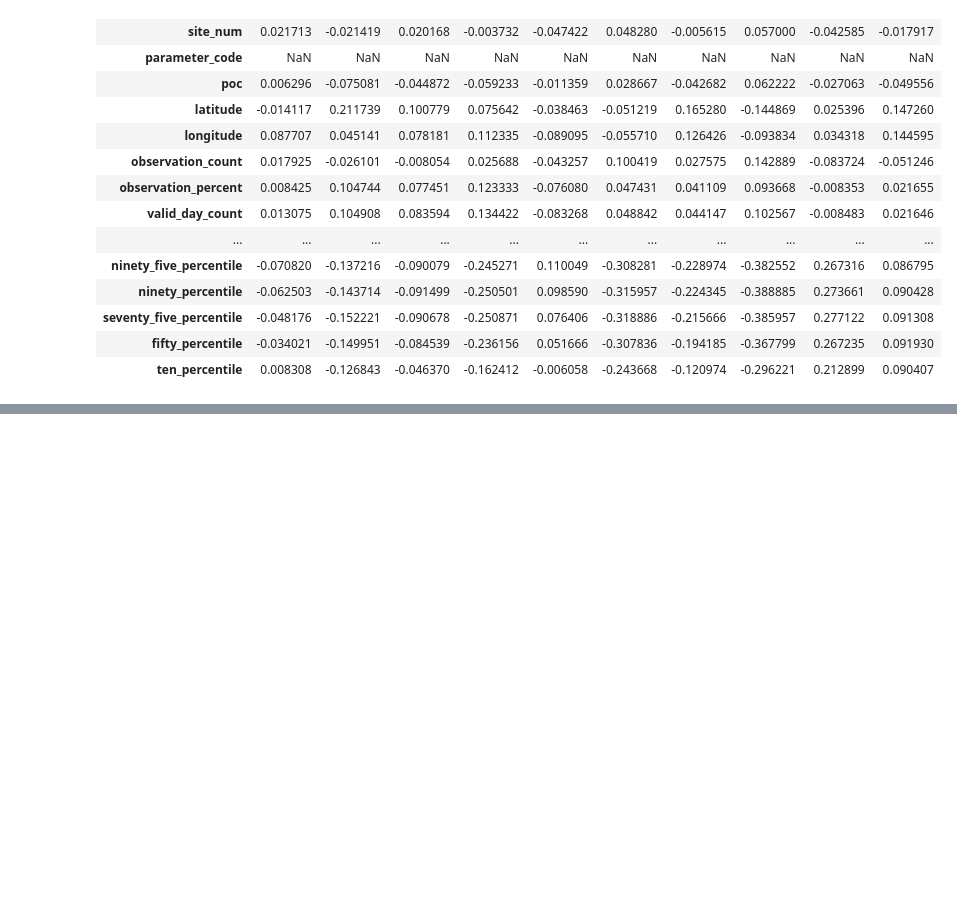
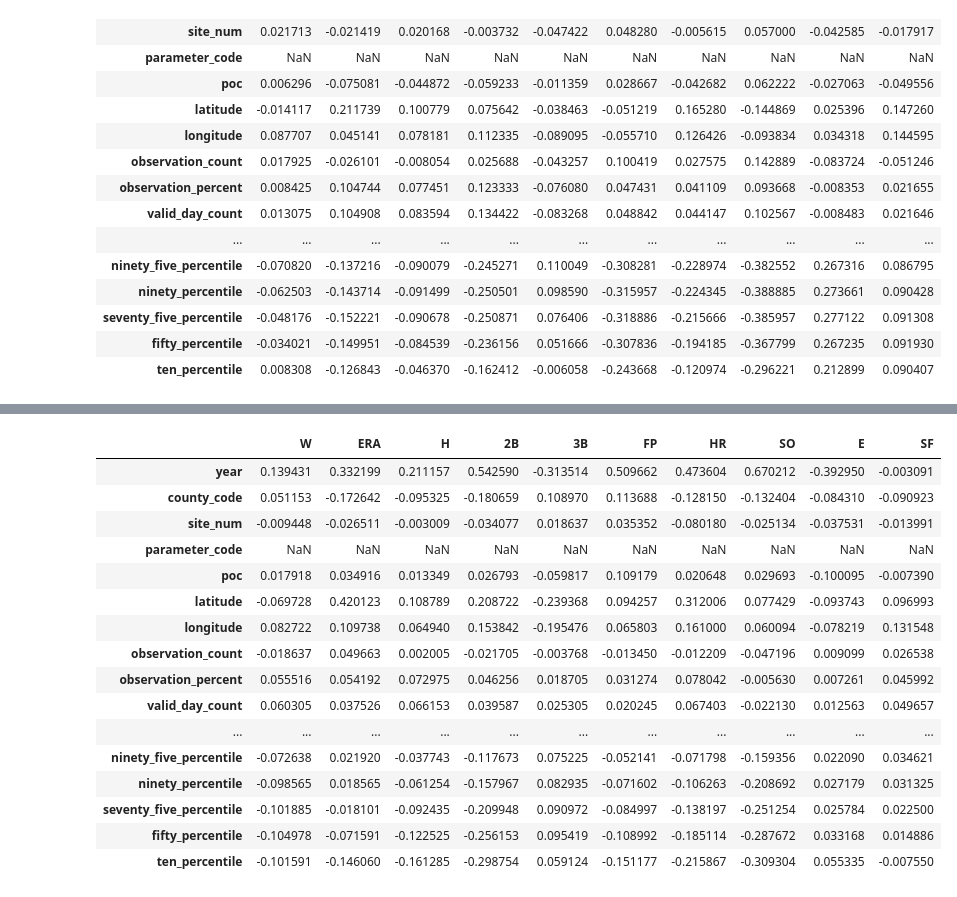
Before and after one commit to NathanMcKenna/SabermetricsProject, a Jupyter notebook: AirQualityEffect.ipynb, the cells around one changed output, grey strips where cells are left out. Saved outputs shown, nothing was run; the diff lists cells and outputs as text; code cells hidden in the pictures; blank space fills up the shorter version.

```diff
--- a/AirQualityEffect.ipynb
+++ b/AirQualityEffect.ipynb
@@ -136,0 +179,21 @@ sulfurdioxide_DF.corr().filter(focus).drop(focus)
+# %%
+particulate_DF = merged_DF[merged_DF["parameter_name"] == "Suspended particulate (TSP)"]
+particulate_DF.corr().filter(focus).drop(focus)
+# %% [output]
+|  | W | ERA | H | 2B | 3B | FP | HR | SO | E | SF |
+| year | 0.139431 | 0.332199 | 0.211157 | 0.542590 | -0.313514 | 0.509662 | 0.473604 | 0.670212 | -0.392950 | -0.003091 |
+| county_code | 0.051153 | -0.172642 | -0.095325 | -0.180659 | 0.108970 | 0.113688 | -0.128150 | -0.132404 | -0.084310 | -0.090923 |
+| site_num | -0.009448 | -0.026511 | -0.003009 | -0.034077 | 0.018637 | 0.035352 | -0.080180 | -0.025134 | -0.037531 | -0.013991 |
+| parameter_code | NaN | NaN | NaN | NaN | NaN | NaN | NaN | NaN | NaN | NaN |
+| poc | 0.017918 | 0.034916 | 0.013349 | 0.026793 | -0.059817 | 0.109179 | 0.020648 | 0.029693 | -0.100095 | -0.007390 |
+| latitude | -0.069728 | 0.420123 | 0.108789 | 0.208722 | -0.239368 | 0.094257 | 0.312006 | 0.077429 | -0.093743 | 0.096993 |
+| longitude | 0.082722 | 0.109738 | 0.064940 | 0.153842 | -0.195476 | 0.065803 | 0.161000 | 0.060094 | -0.078219 | 0.131548 |
+| observation_count | -0.018637 | 0.049663 | 0.002005 | -0.021705 | -0.003768 | -0.013450 | -0.012209 | -0.047196 | 0.009099 | 0.026538 |
+| observation_percent | 0.055516 | 0.054192 | 0.072975 | 0.046256 | 0.018705 | 0.031274 | 0.078042 | -0.005630 | 0.007261 | 0.045992 |
+| valid_day_count | 0.060305 | 0.037526 | 0.066153 | 0.039587 | 0.025305 | 0.020245 | 0.067403 | -0.022130 | 0.012563 | 0.049657 |
+| ... | ... | ... | ... | ... | ... | ... | ... | ... | ... | ... |
+| ninety_five_percentile | -0.072638 | 0.021920 | -0.037743 | -0.117673 | 0.075225 | -0.052141 | -0.071798 | -0.159356 | 0.022090 | 0.034621 |
+| ninety_percentile | -0.098565 | 0.018565 | -0.061254 | -0.157967 | 0.082935 | -0.071602 | -0.106263 | -0.208692 | 0.027179 | 0.031325 |
+| seventy_five_percentile | -0.101885 | -0.018101 | -0.092435 | -0.209948 | 0.090972 | -0.084997 | -0.138197 | -0.251254 | 0.025784 | 0.022500 |
+| fifty_percentile | -0.104978 | -0.071591 | -0.122525 | -0.256153 | 0.095419 | -0.108992 | -0.185114 | -0.287672 | 0.033168 | 0.014886 |
+| ten_percentile | -0.101591 | -0.146060 | -0.161285 | -0.298754 | 0.059124 | -0.151177 | -0.215867 | -0.309304 | 0.055335 | -0.007550 |
```
Also changed, not shown: parts of 4 cells of this notebook.
